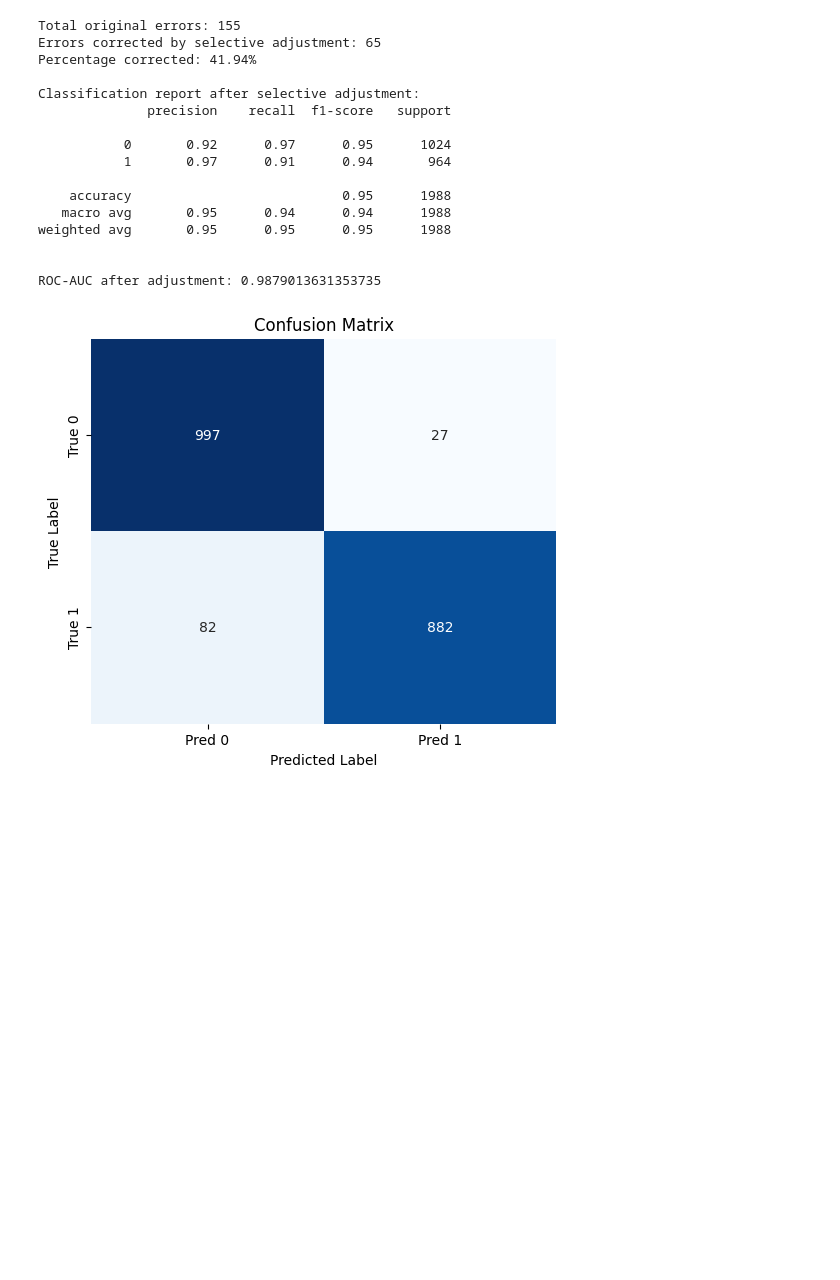
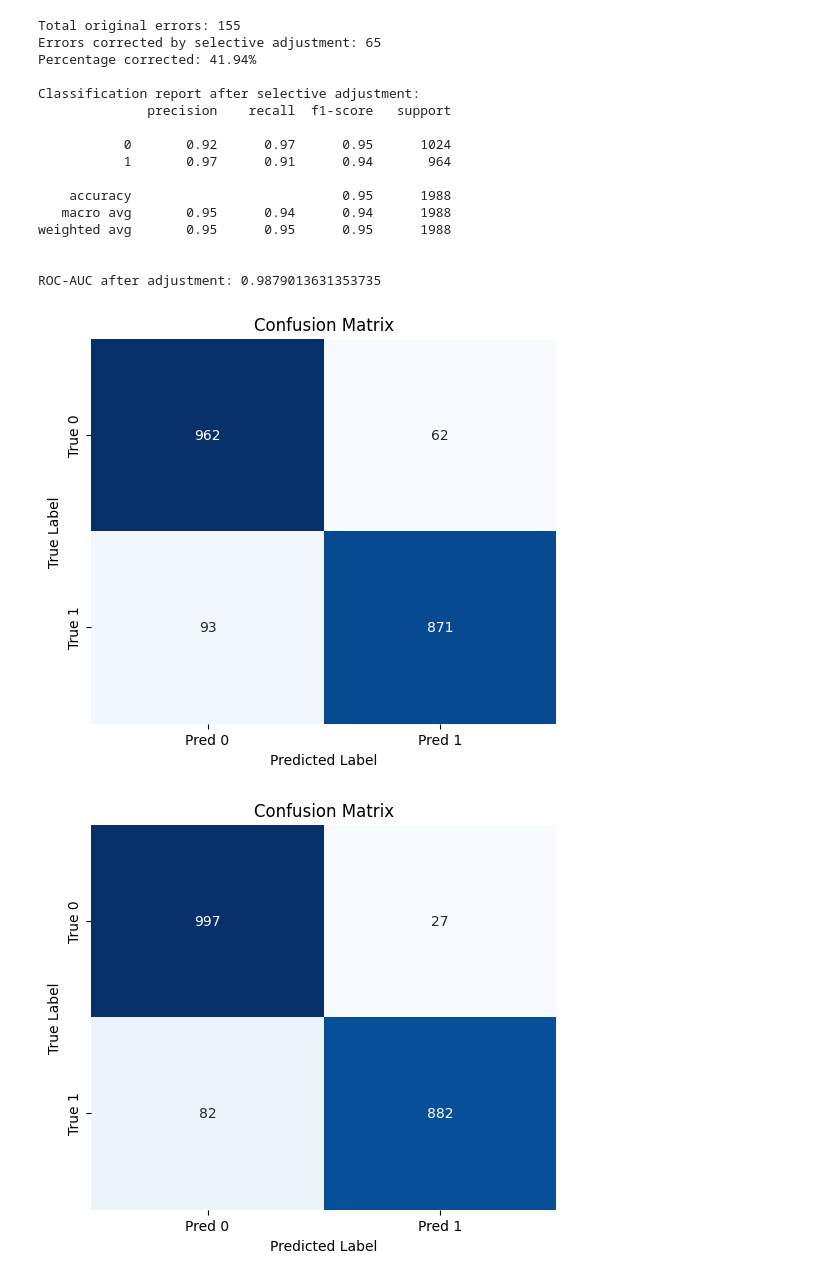
Before and after one commit to F1xedbot/PCCEntropy, a Jupyter notebook: notebooks/analysis.ipynb, the cells around one changed output. Saved outputs shown, nothing was run; the diff lists cells and outputs as text; code cells hidden in the pictures; blank space fills up the shorter version.

```diff
--- a/notebooks/analysis.ipynb
+++ b/notebooks/analysis.ipynb
@@ -333,6 +335,24 @@ weighted avg       0.95      0.95      0.95      1988
 
 
 ROC-AUC after adjustment: 0.9879013631353735
+# %%
+import matplotlib.pyplot as plt
+import seaborn as sns
+from sklearn.metrics import confusion_matrix
+cm = confusion_matrix(model.y_test, y_pred_orig)
+
+# Plot with seaborn
+plt.figure(figsize=(6, 5))
+sns.heatmap(cm, annot=True, fmt="d", cmap="Blues", cbar=False,
+            xticklabels=["Pred 0", "Pred 1"],
+            yticklabels=["True 0", "True 1"])
+plt.xlabel("Predicted Label")
+plt.ylabel("True Label")
+plt.title("Confusion Matrix")
+# plt.savefig("../assets/cm_base.png", dpi=300, bbox_inches='tight')
+plt.show()
+# %% [output]
+[figure, added]
 # %%
 import matplotlib.pyplot as plt
 import seaborn as sns
```
Also changed, not shown: parts of 2 cells of this notebook.
